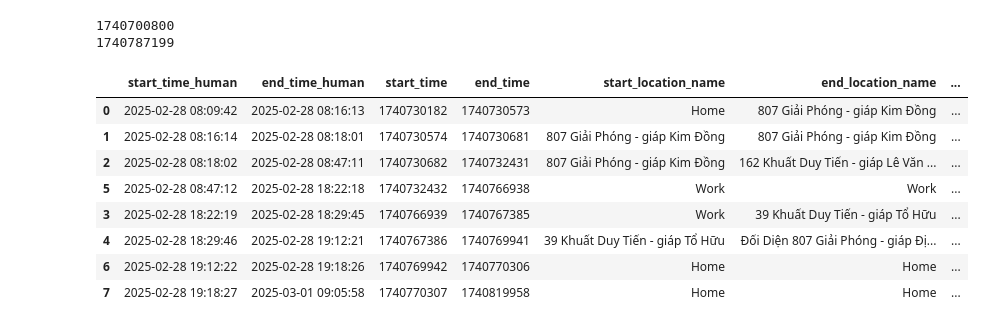
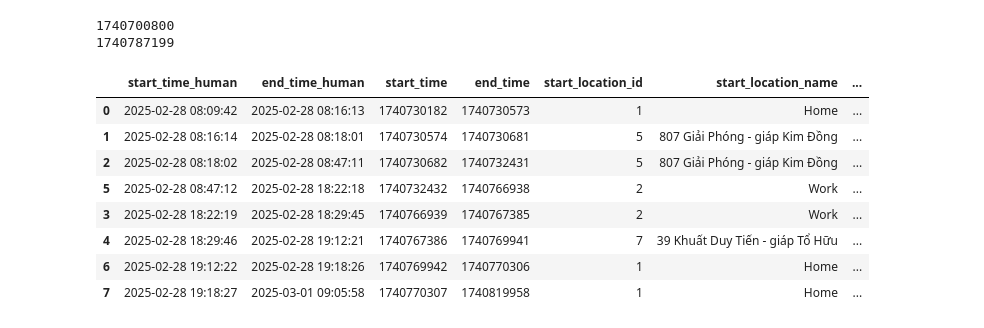
Before and after one commit to yoogun143/Postgres, a Jupyter notebook: gmap.ipynb, the cells around one changed output. Cells and saved outputs as stored; diff of their text form; code cells hidden in the pictures.

```diff
--- a/gmap.ipynb
+++ b/gmap.ipynb
@@ -26,6 +26,8 @@ with psycopg2.connect(**config) as conn:
                     select
                         a.start_time
                         ,a.end_time
+                        ,a.start_location_id
+                        ,a.end_location_id
                         ,c.lat as start_lat
                         ,c.lon as start_lon
                         ,d.lat as end_lat
@@ -58,6 +60,8 @@ with psycopg2.connect(**config) as conn:
                     group by
                         a.start_time
                         ,a.end_time
+                        ,a.start_location_id
+                        ,a.end_location_id
                         ,c.lat
                         ,c.lon
                         ,d.lat
@@ -75,6 +79,7 @@ with psycopg2.connect(**config) as conn:
                     select
                         a.start_time
                         ,a.end_time
+                        ,a.location_id
                         ,c.lat
                         ,c.lon
                         ,c.location_name
@@ -99,6 +104,7 @@ with psycopg2.connect(**config) as conn:
                     group by
                         a.start_time
                         ,a.end_time
+                        ,a.location_id
                         ,c.lat
                         ,c.lon
                         ,c.location_name
@@ -117,45 +123,45 @@ activity['color'] = activity['vehicle_type'].map({
     'in subway': 'cyan',
     'unknown': 'black'
 })
 activity['start_time_human'] = pd.to_datetime(activity['start_time'], unit='s')
 activity['end_time_human'] = pd.to_datetime(activity['end_time'], unit='s')
 
 # add info to visit
 visit['path'] = visit['path'].apply(lambda x: {item['txtime']: [item['lat'], item['lon']] for item in x} if x is not None else None)
 visit['duration'] = visit['end_time'] - visit['start_time']
 visit['duration'] = visit['duration'].apply(lambda x: '{} hours {} minutes'.format(int(divmod(x, 60*60)[0]), int(divmod(divmod(x, 60*60)[1], 60)[0])))
 visit['start_time_human'] = pd.to_datetime(visit['start_time'], unit='s')
 visit['end_time_human'] = pd.to_datetime(visit['end_time'], unit='s')
 
 # Get all coordinates for map zoom display
 visit_path_coordinates = sum(visit['path'].apply(lambda x: list(x.values() if isinstance(x, dict) else [])),[])
 visit_coordinates = visit[['lat', 'lon']].apply(lambda x: [float(x['lat']), float(x['lon'])], axis=1).to_list()
 activity_path_coordinates = sum(activity['path'].apply(lambda x: list(x.values() if isinstance(x, dict) else [])),[])
 activity_start_coordinates = activity[['start_lat', 'start_lon']].apply(lambda x: [float(x['start_lat']), float(x['start_lon'])], axis=1).to_list()
 activity_end_coordinates = activity[['end_lat', 'end_lon']].apply(lambda x: [float(x['end_lat']), float(x['end_lon'])], axis=1).to_list()
 coordinates = sum([visit_path_coordinates, visit_coordinates, activity_path_coordinates, activity_start_coordinates, activity_end_coordinates], [])
 min_lat = min((coord[0] for coord in coordinates if coord[0] is not None), default=None)
 max_lat = max((coord[0] for coord in coordinates if coord[0] is not None), default=None)
 min_lon = min((coord[1] for coord in coordinates if coord[1] is not None), default=None)
 max_lon = max((coord[1] for coord in coordinates if coord[1] is not None), default=None)
 
 pd.DataFrame(
       np.concatenate([
-      activity[['start_time_human', 'end_time_human', 'start_time', 'end_time', 'start_location_name', 'end_location_name', 'vehicle_type']].to_numpy(),
-      visit[['start_time_human', 'end_time_human', 'start_time', 'end_time', 'location_name', 'location_name', 'location_name']].to_numpy()
+      activity[['start_time_human', 'end_time_human', 'start_time', 'end_time', 'start_location_id', 'start_location_name', 'end_location_id', 'end_location_name', 'vehicle_type']].to_numpy(),
+      visit[['start_time_human', 'end_time_human', 'start_time', 'end_time', 'location_id', 'location_name']].assign(end_location_id=None, end_location_name=None, vehicle_type=None).to_numpy()
       ])
-      , columns=['start_time_human', 'end_time_human', 'start_time', 'end_time', 'start_location_name', 'end_location_name', 'vehicle_type']
+      , columns=['start_time_human', 'end_time_human', 'start_time', 'end_time', 'start_location_id', 'start_location_name', 'end_location_id', 'end_location_name', 'vehicle_type']
       ).sort_values('start_time')
 # %% [output]
-|  | start_time_human | end_time_human | start_time | end_time | start_location_name | end_location_name | ... |
-| 0 | 2025-02-28 08:09:42 | 2025-02-28 08:16:13 | 1740730182 | 1740730573 | Home | 807 Giải Phóng - giáp Kim Đồng | ... |
-| 1 | 2025-02-28 08:16:14 | 2025-02-28 08:18:01 | 1740730574 | 1740730681 | 807 Giải Phóng - giáp Kim Đồng | 807 Giải Phóng - giáp Kim Đồng | ... |
-| 2 | 2025-02-28 08:18:02 | 2025-02-28 08:47:11 | 1740730682 | 1740732431 | 807 Giải Phóng - giáp Kim Đồng | 162 Khuất Duy Tiến - giáp Lê Văn ... | ... |
-| 5 | 2025-02-28 08:47:12 | 2025-02-28 18:22:18 | 1740732432 | 1740766938 | Work | Work | ... |
-| 3 | 2025-02-28 18:22:19 | 2025-02-28 18:29:45 | 1740766939 | 1740767385 | Work | 39 Khuất Duy Tiến - giáp Tổ Hữu | ... |
-| 4 | 2025-02-28 18:29:46 | 2025-02-28 19:12:21 | 1740767386 | 1740769941 | 39 Khuất Duy Tiến - giáp Tổ Hữu | Đối Diện 807 Giải Phóng - giáp Đị... | ... |
-| 6 | 2025-02-28 19:12:22 | 2025-02-28 19:18:26 | 1740769942 | 1740770306 | Home | Home | ... |
-| 7 | 2025-02-28 19:18:27 | 2025-03-01 09:05:58 | 1740770307 | 1740819958 | Home | Home | ... |
+|  | start_time_human | end_time_human | start_time | end_time | start_location_id | start_location_name | ... |
+| 0 | 2025-02-28 08:09:42 | 2025-02-28 08:16:13 | 1740730182 | 1740730573 | 1 | Home | ... |
+| 1 | 2025-02-28 08:16:14 | 2025-02-28 08:18:01 | 1740730574 | 1740730681 | 5 | 807 Giải Phóng - giáp Kim Đồng | ... |
+| 2 | 2025-02-28 08:18:02 | 2025-02-28 08:47:11 | 1740730682 | 1740732431 | 5 | 807 Giải Phóng - giáp Kim Đồng | ... |
+| 5 | 2025-02-28 08:47:12 | 2025-02-28 18:22:18 | 1740732432 | 1740766938 | 2 | Work | ... |
+| 3 | 2025-02-28 18:22:19 | 2025-02-28 18:29:45 | 1740766939 | 1740767385 | 2 | Work | ... |
+| 4 | 2025-02-28 18:29:46 | 2025-02-28 19:12:21 | 1740767386 | 1740769941 | 7 | 39 Khuất Duy Tiến - giáp Tổ Hữu | ... |
+| 6 | 2025-02-28 19:12:22 | 2025-02-28 19:18:26 | 1740769942 | 1740770306 | 1 | Home | ... |
+| 7 | 2025-02-28 19:18:27 | 2025-03-01 09:05:58 | 1740770307 | 1740819958 | 1 | Home | ... |
 # %%
 import folium
 from folium.plugins import MarkerCluster, AntPath
```
Also changed, not shown: 1 other file.
